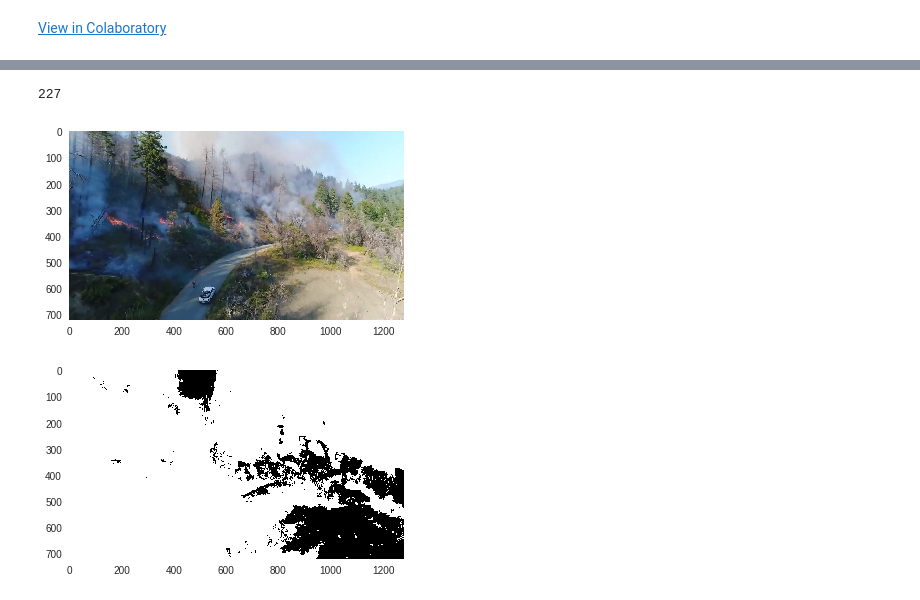
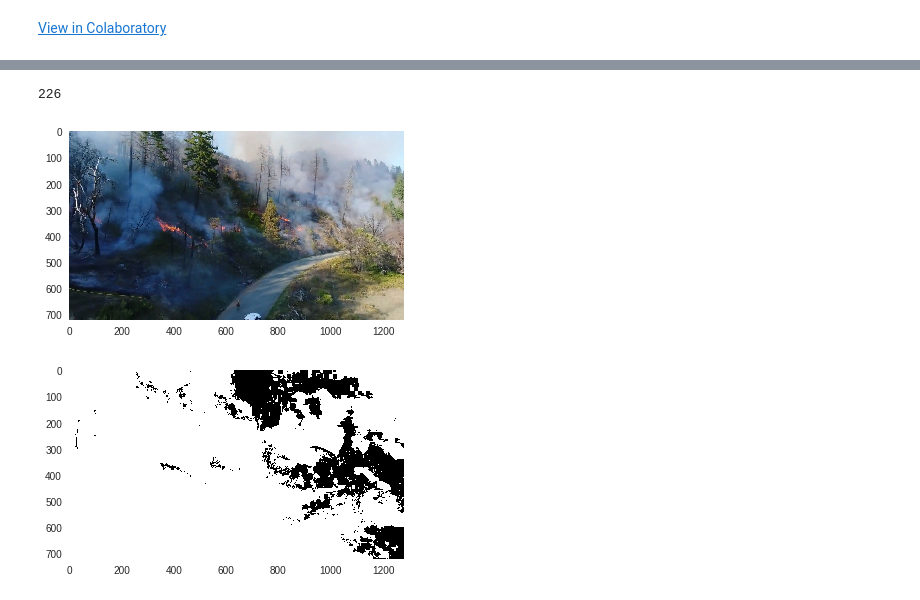
Before and after one commit to NeerajGulia/Simple-eye-detection-tests-ML, a Jupyter notebook: Hello,_Colaboratory.ipynb, the cells around one changed output, grey strips where cells are left out. Saved outputs shown, nothing was run; the diff lists cells and outputs as text; code cells hidden in the pictures.

```diff
--- a/Hello,_Colaboratory.ipynb
+++ b/Hello,_Colaboratory.ipynb
@@ -55,22 +73,22 @@ Wall time: 22.3 s
 # %%
 fire_images= glob.glob('images_test_25_t0_40/*.jpg')
 print(len(fire_images))
 
-def read_image(img_path= fire_images[10]):
+def read_image(img_path= fire_images[200]):
   return cv2.cvtColor(plt.imread(img_path), cv2.COLOR_BGR2RGB)
 
 def get_all_images(img):
   images=[]
   for img_path in fire_images:
     images.append(read_image(img_path))
   return images
 
 # print(len(fire_images))
 plt.imshow(read_image())
 plt.grid(False)
 # %% [output]
-227
+226
-[figure, old version]
+[figure, new version]
 # %%
 def LAB(img):
   lab= cv2.cvtColor(img, cv2.COLOR_RGB2LAB)
@@ -112,9 +130,10 @@ def apply_color_based_approach(img):
   bin_mask= get_binary_AND(temp2, fire_color)
   return bin_mask
 
+
 img=read_image()
 bin_mask= apply_color_based_approach(img)
 plt.imshow(bin_mask)
 plt.grid(False)
 # %% [output]
-[figure, old version]
+[figure, new version]
```
Also changed, not shown: parts of 6 cells of this notebook.
